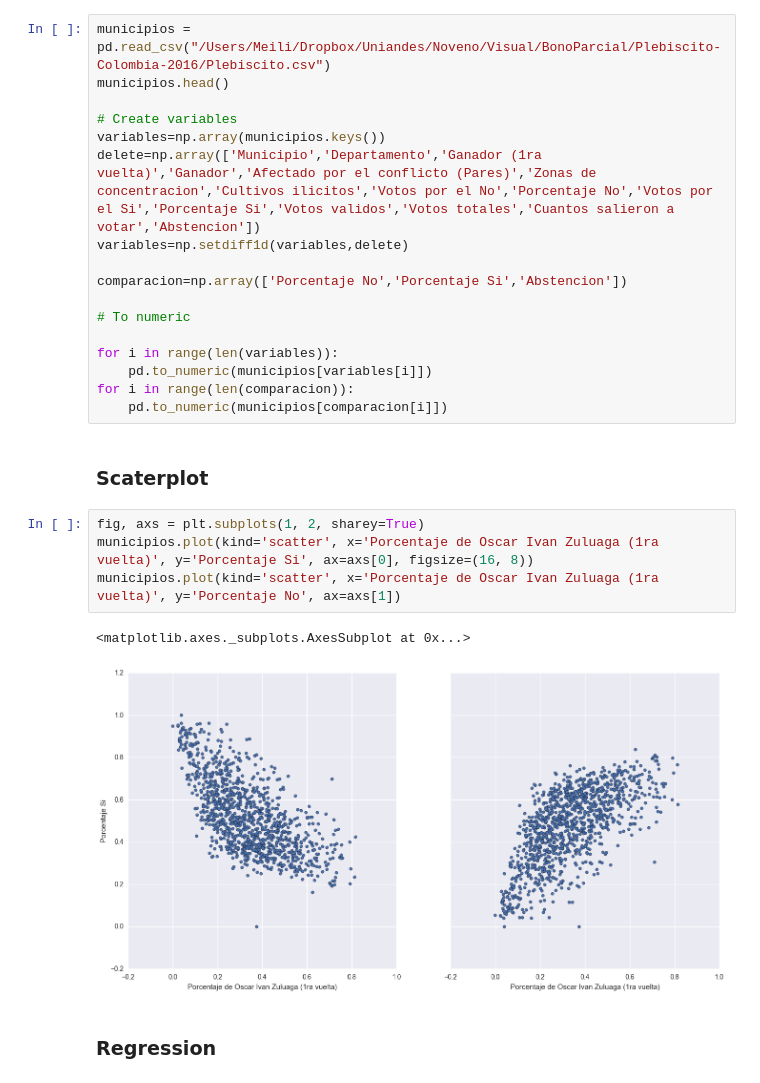
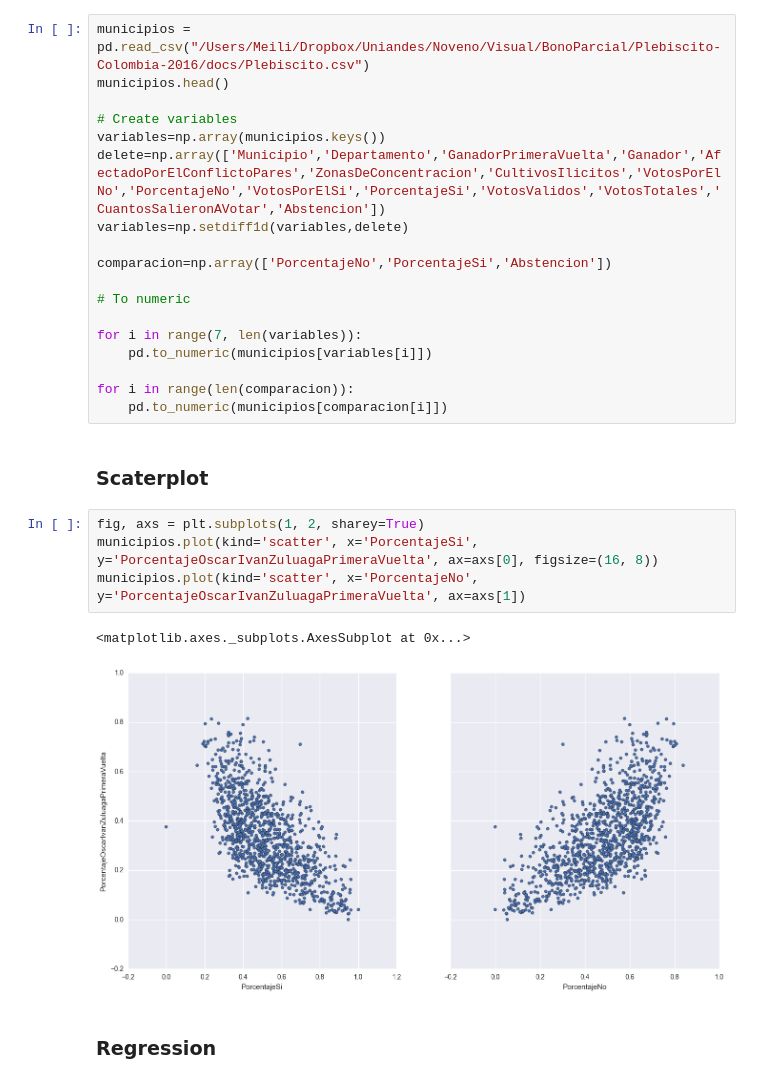
Before and after one commit to mvanegas10/Plebiscito-Colombia-2016, a Jupyter notebook: regresion.ipynb, the cells around one changed output. Saved outputs shown, nothing was run; the diff lists cells and outputs as text.

```diff
--- a/regresion.ipynb
+++ b/regresion.ipynb
@@ -23,30 +21,31 @@ from statsmodels.formula.api import ols
 # %% [markdown]
 ### Read file
 # %%
-municipios = pd.read_csv("/Users/Meili/Dropbox/Uniandes/Noveno/Visual/BonoParcial/Plebiscito-Colombia-2016/Plebiscito.csv")
+municipios = pd.read_csv("/Users/Meili/Dropbox/Uniandes/Noveno/Visual/BonoParcial/Plebiscito-Colombia-2016/docs/Plebiscito.csv")
 municipios.head()
 
 # Create variables
 variables=np.array(municipios.keys())
-delete=np.array(['Municipio','Departamento','Ganador (1ra vuelta)','Ganador','Afectado por el conflicto (Pares)','Zonas de concentracion','Cultivos ilicitos','Votos por el No','Porcentaje No','Votos por el Si','Porcentaje Si','Votos validos','Votos totales','Cuantos salieron a votar','Abstencion'])
+delete=np.array(['Municipio','Departamento','GanadorPrimeraVuelta','Ganador','AfectadoPorElConflictoPares','ZonasDeConcentracion','CultivosIlicitos','VotosPorElNo','PorcentajeNo','VotosPorElSi','PorcentajeSi','VotosValidos','VotosTotales','CuantosSalieronAVotar','Abstencion'])
 variables=np.setdiff1d(variables,delete)
 
-comparacion=np.array(['Porcentaje No','Porcentaje Si','Abstencion'])
+comparacion=np.array(['PorcentajeNo','PorcentajeSi','Abstencion'])
 
 # To numeric
 
-for i in range(len(variables)):
+for i in range(7, len(variables)):
     pd.to_numeric(municipios[variables[i]])
+
 for i in range(len(comparacion)):
     pd.to_numeric(municipios[comparacion[i]])
 # %% [markdown]
 ### Scaterplot
 # %%
 fig, axs = plt.subplots(1, 2, sharey=True)
-municipios.plot(kind='scatter', x='Porcentaje de Oscar Ivan Zuluaga (1ra vuelta)', y='Porcentaje Si', ax=axs[0], figsize=(16, 8))
-municipios.plot(kind='scatter', x='Porcentaje de Oscar Ivan Zuluaga (1ra vuelta)', y='Porcentaje No', ax=axs[1])
+municipios.plot(kind='scatter', x='PorcentajeSi', y='PorcentajeOscarIvanZuluagaPrimeraVuelta', ax=axs[0], figsize=(16, 8))
+municipios.plot(kind='scatter', x='PorcentajeNo', y='PorcentajeOscarIvanZuluagaPrimeraVuelta', ax=axs[1])
 # %% [output]
 <matplotlib.axes._subplots.AxesSubplot at 0x...>
-[figure, old version]
+[figure, new version]
 # %% [markdown]
 ### Regression
```
Also changed, not shown: parts of 14 cells of this notebook, 2 other files.
